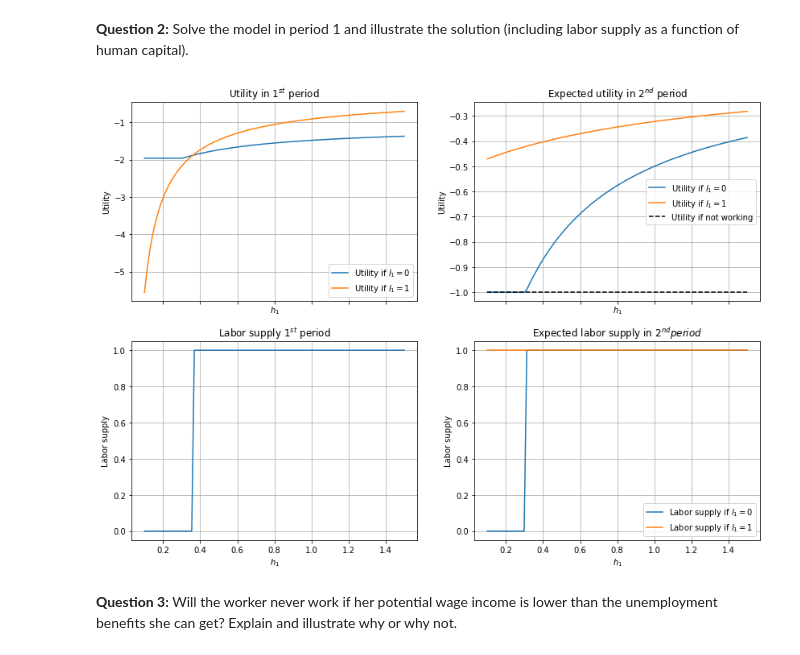
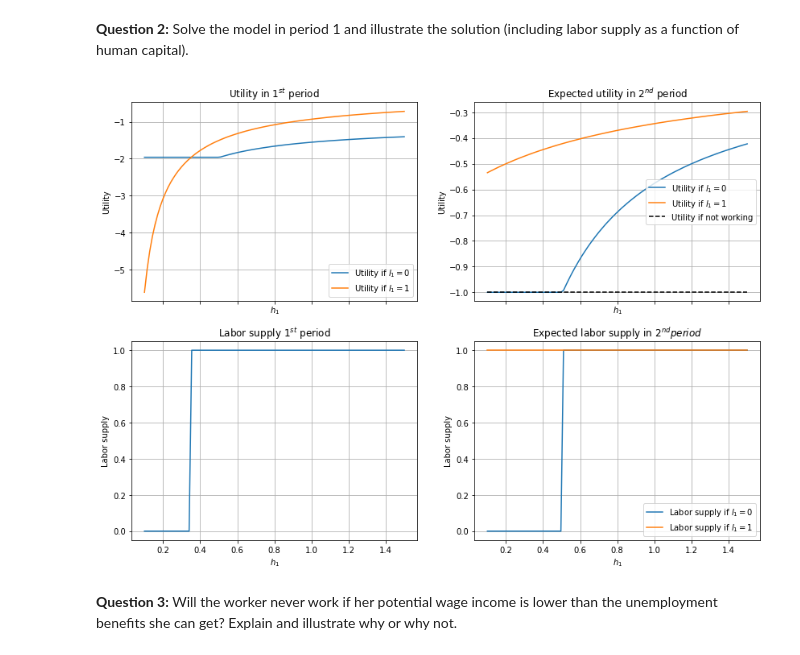
Before and after one commit to NumEconCopenhagen/projects-2019-credible-threats, a Jupyter notebook: examproject/exam_2019_J.ipynb, the cells around one changed output. Cells and saved outputs as stored; diff of their text form; code cells hidden in the pictures.

```diff
--- a/examproject/exam_2019_J.ipynb
+++ b/examproject/exam_2019_J.ipynb
@@ -282,19 +283,20 @@ interactive(children=(RadioButtons(description='Plot opt. u', options=(False, Tr
 # This part defines different functions to solve the model in the first period
 
 # Creating the expected level of human capital in period 2
-def h2_exp(h1,l1):
+def h2_exp(h1,l1,Delta):
     """
     The expected value of human capital in the second period
 
     Args:
         h1 (type: float, list): Level of human capital in the first period
         l1 (type: int, boolean): Labor supply in first period. Have to be a dummy or boolean
+        Delta (type: float): Potential chok to human capital in period two
 
     Returns:
         A value or vector of human capital (float/list). The type depends on the type of h1
     """
 
-    return h1 + l1 + 0.25 # 0.25 is the expected value of the chok to human capital
+    return h1 + l1 + 0.5*Delta # 0.5*Delta is the expected value of the chok to human capital
 
 
 # Defing function to calculate expected utility of period two
@@ -330,7 +332,7 @@ def v2_exp(h2_exp,rho,gamma,w,b):
 
 # Defining a function to calculate the net utility in period one
 # taking account for the expected utility in the second period
-def v1(h1,l1,rho,gamma,beta,w,b):
+def v1(h1,l1,rho,gamma,beta,w,b,Delta):
     """
     The net utility in the first period taking account
     for the expected utility in the second period
@@ -349,14 +351,14 @@ def v1(h1,l1,rho,gamma,beta,w,b):
     """
 
     if l1 == 0:
-        return utility(b,rho) + beta*np.array(v2_exp(h2_exp(h1,l1),rho,gamma,w,b))
+        return utility(b,rho) + beta*np.array(v2_exp(h2_exp(h1,l1,Delta),rho,gamma,w,b))
     if l1 == 1:
-        return utility(w*h1,rho) - gamma + beta*np.array(v2_exp(h2_exp(h1,l1),rho,gamma,w,b))
+        return utility(w*h1,rho) - gamma + beta*np.array(v2_exp(h2_exp(h1,l1,Delta),rho,gamma,w,b))
 
 
 
 # Defining function to solve the model in period 1
-def sol1(h1_vec,rho,gamma,beta,w,b):
+def sol1(h1_vec,rho,gamma,beta,w,b,Delta):
     """
     Solves the model in the first period for different level of human capital.
 
@@ -367,6 +369,7 @@ def sol1(h1_vec,rho,gamma,beta,w,b):
         beta (type: float): The discounting factor of the utilty in the second period. Have to be between 0 and 1.
         w (type: float): The wage. Have to be positive.
         b (type: float): The level of benefits if not working. Have to be positive.
+        Delta (type: float): Potential chok to human capital in period two
 
     Returns:
         u1_nowork: A vector (ndarray) of the utility if not working for different levels of human capital
@@ -376,8 +379,8 @@ def sol1(h1_vec,rho,gamma,beta,w,b):
     """
 
     # Creating vectors of utility in the first period if not working and working
-    u1_nowork = v1(h1_vec,0,rho,gamma,beta,w,b)
-    u1_work = v1(h1_vec,1,rho,gamma,beta,w,b)
+    u1_nowork = v1(h1_vec,0,rho,gamma,beta,w,b,Delta)
+    u1_work = v1(h1_vec,1,rho,gamma,beta,w,b,Delta)
 
     # Create a new vector that is the maximum of the utility vectors above
     u1_opt = np.maximum(u1_work,u1_nowork)
@@ -397,7 +400,7 @@ def sol1(h1_vec,rho,gamma,beta,w,b):
 
 # Defining function that calculate the expected utility and labor supply
 # in the second period based on the labor supply and level of human capital in the first
-def sol1_2(h1_vec,rho,gamma,beta,w,b):
+def sol1_2(h1_vec,rho,gamma,beta,w,b,Delta):
     """
     Find the expected labor supply and utility in the second period
     based on the labor supply and level of human capital in the first
@@ -409,6 +412,7 @@ def sol1_2(h1_vec,rho,gamma,beta,w,b):
         beta (type: float): The discounting factor of the utilty in the second period. Have to be between 0 and 1.
         w (type: float): The wage. Have to be positive.
         b (type: float): The level of benefits if not working. Have to be positive.
+        Delta (type: float): Potential chok to human capital in period two
 
     Returns:
         u2_opt_nowork1: A vector (ndarray) of the utility in second period if not working in first period for different levels of human capital
@@ -418,20 +422,20 @@ def sol1_2(h1_vec,rho,gamma,beta,w,b):
     """
 
     # Expected level of utility in period 2 if not working in neither periods
-    u2_nowork_nowork = np.zeros(len(h_vec)) + v2(h2_exp(h1_vec,0),0,rho,gamma,w,b)
+    u2_nowork_nowork = np.zeros(len(h_vec)) + v2(h2_exp(h1_vec,0,Delta),0,rho,gamma,w,b)
 
     # Expected level of utility in period 2 if not working first period and working in second period
-    u2_nowork_work = v2(h2_exp(h1_vec,0),1,rho,gamma,w,b)
+    u2_nowork_work = v2(h2_exp(h1_vec,0,Delta),1,rho,gamma,w,b)
 
     # Find the optimal level of utility and labor supply based on the two vectors of utility just calculated
     u2_opt_nowork1, l2_opt_nowork1 = opt2(u2_nowork_nowork,u2_nowork_work)
 
 
     # Expected level of utility in period 2 if working first period and not working in second period
-    u2_work_nowork = np.zeros(len(h_vec)) + v2(h2_exp(h1_vec,1),0,rho,gamma,w,b)
+    u2_work_nowork = np.zeros(len(h_vec)) + v2(h2_exp(h1_vec,1,Delta),0,rho,gamma,w,b)
 
     # Expected level of utility in period 2 if working in both periods
-    u2_work_work = v2(h2_exp(h1_vec,1),1,rho,gamma,w,b)
+    u2_work_work = v2(h2_exp(h1_vec,1,Delta),1,rho,gamma,w,b)
 
     # Find the optimal level of utility and labor supply based on the two vectors of utility just calculated
     u2_opt_work1, l2_opt_work1 = opt2(u2_work_nowork,u2_work_work)
@@ -441,11 +445,11 @@ def sol1_2(h1_vec,rho,gamma,beta,w,b):
 # This part solves the model in the first perid and plot the utility and labor supply
 
 # Call the optimal utility and labor supply in the first period as well as the utility of working and not
-u1_nowork, u1_work, u1_opt, l1_opt = sol1(h_vec,rho,gamma,beta,w,b)
+u1_nowork, u1_work, u1_opt, l1_opt = sol1(h_vec,rho,gamma,beta,w,b,Delta)
 
 # Call the optimal utility and labor supply in the second period
 # depending on the working and not working in the first period
-u2_opt_nowork1, l2_opt_nowork1, u2_opt_work1, l2_opt_work1 = sol1_2(h_vec,rho,gamma,beta,w,b)
+u2_opt_nowork1, l2_opt_nowork1, u2_opt_work1, l2_opt_work1 = sol1_2(h_vec,rho,gamma,beta,w,b,Delta)
 
 
 # Plot the various curves
@@ -459,34 +463,34 @@ ax1.legend(loc='lower right')
 ax1.set_xlabel('$h_1$')
 ax1.set_ylabel('Utility')
 ax1.set_title('Utility in $1^{st}$ period');
 
 # Sub_fig2
 ax2.plot(h_vec,l1_opt)
 ax2.grid()
 ax2.set_xlabel('$h_1$')
 ax2.set_ylabel('Labor supply')
 ax2.set_title('Labor supply $1^{st}$ period');
 
 # Sub_fig3
 ax3.plot(h_vec,u2_opt_nowork1, label='Utility if $l_1=0$')
 ax3.plot(h_vec,u2_opt_work1, label='Utility if $l_1=1$')
 ax3.plot(h_vec, u2_nowork, color='black', linestyle='dashed', label='Utility if not working')
 ax3.grid()
 ax3.legend(loc='center right')
 ax3.set_xlabel('$h_1$')
 ax3.set_ylabel('Utility')
 ax3.set_title('Expected utility in $2^{nd}$ period');
 
 # Sub_fig4
 ax4.plot(h_vec,l2_opt_nowork1, label='Labor supply if $l_1=0$')
 ax4.plot(h_vec,l2_opt_work1, label='Labor supply if $l_1=1$')
 ax4.grid()
 ax4.legend(loc='lower right')
 ax4.set_xlabel('$h_1$')
 ax4.set_ylabel('Labor supply')
 ax4.set_title('Expected labor supply in $2^{nd} period$');
 # %% [output]
-[figure, old version]
+[figure, new version]
 # %% [markdown]
 **Question 3:** Will the worker never work if her potential wage income is lower than the unemployment benefits she can get? Explain and illustrate why or why not.
 # %%
```
Also changed, not shown: parts of 30 cells of this notebook, 1 other file.
